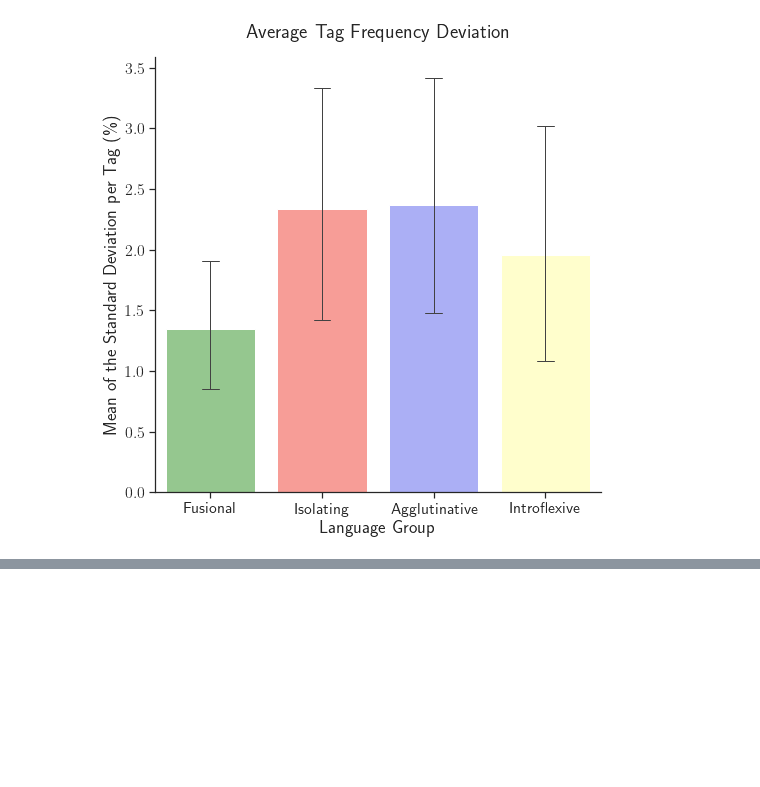
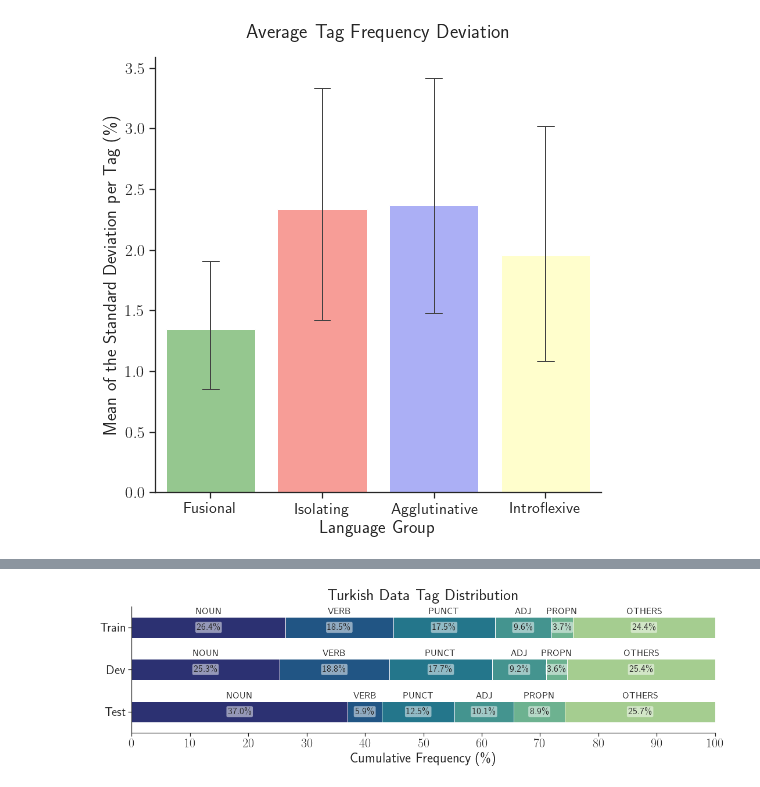
Before and after one commit to jerbarnes/typology_of_crosslingual, a Jupyter notebook: data_exploration/PoS_tags_distribution.ipynb, the cells around one changed output, grey strips where cells are left out. Drawn from its saved outputs; the diff is of its cells as text; code cells hidden in the pictures; blank space fills up the shorter version.

```diff
--- a/data_exploration/PoS_tags_distribution.ipynb
+++ b/data_exploration/PoS_tags_distribution.ipynb
@@ -371,0 +394,12 @@ plt.savefig("plots/pos_tag_freq_deviation.png", dpi=400, bbox_inches="tight")
+# %%
+tr = make_plot_table(tag_tables["Agglutinative"]["Turkish"], 5, include_total=False)
+# %%
+ax = make_plot(tr, use_tex=True, adjust_size=True)
+ax.set_title("Turkish Data Tag Distribution", fontsize=28, pad=10)
+ax.set_xlabel("Cumulative Frequency (\%)", fontsize=24)
+ax.tick_params(labelsize=22)
+#ax.figure.savefig("plots/pos_tag_tr.png", dpi=400, bbox_inches="tight")
+plt.show()
+plt.close()
+# %% [output]
+[figure, added]
```
Also changed, not shown: parts of 8 cells of this notebook.
